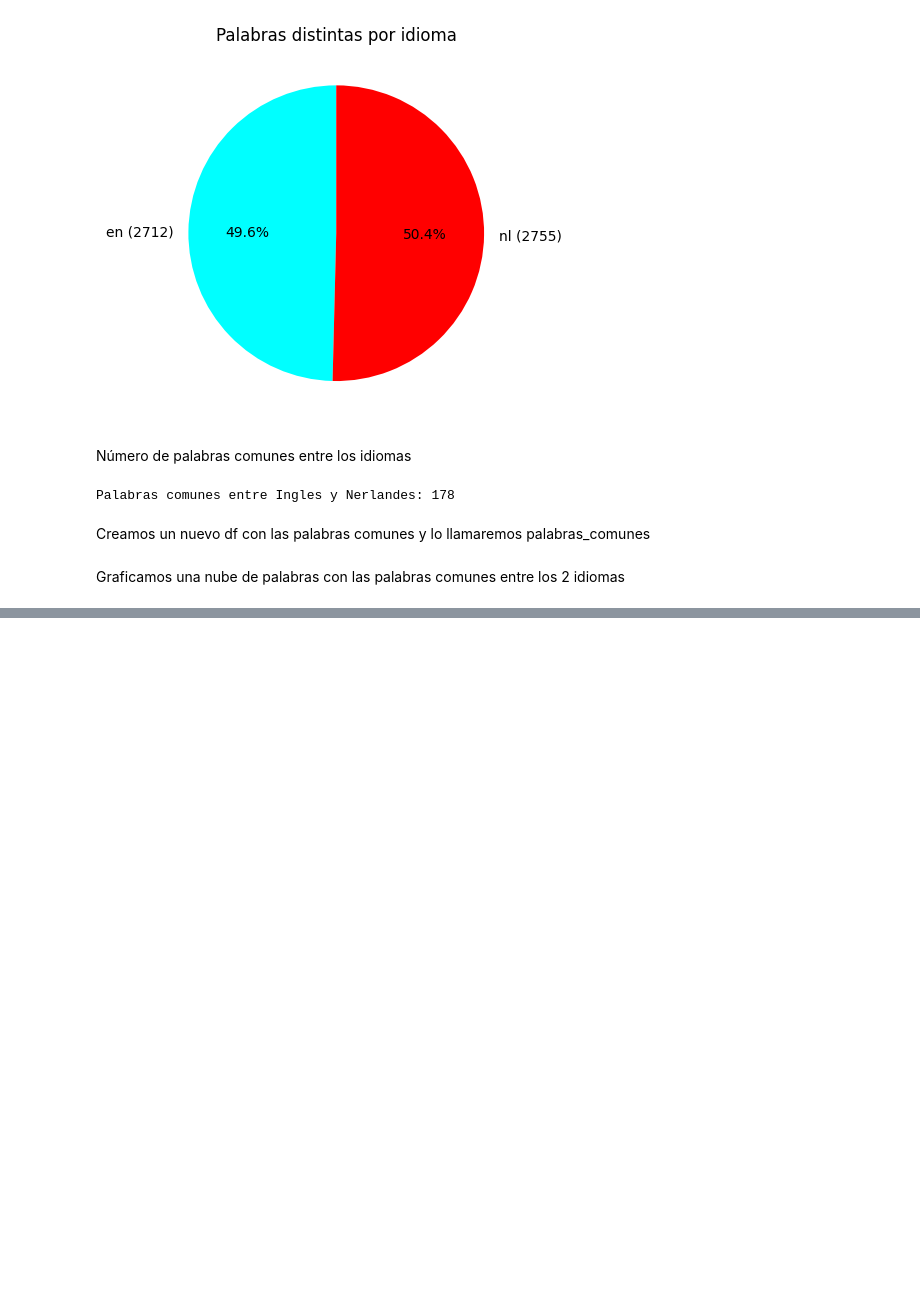
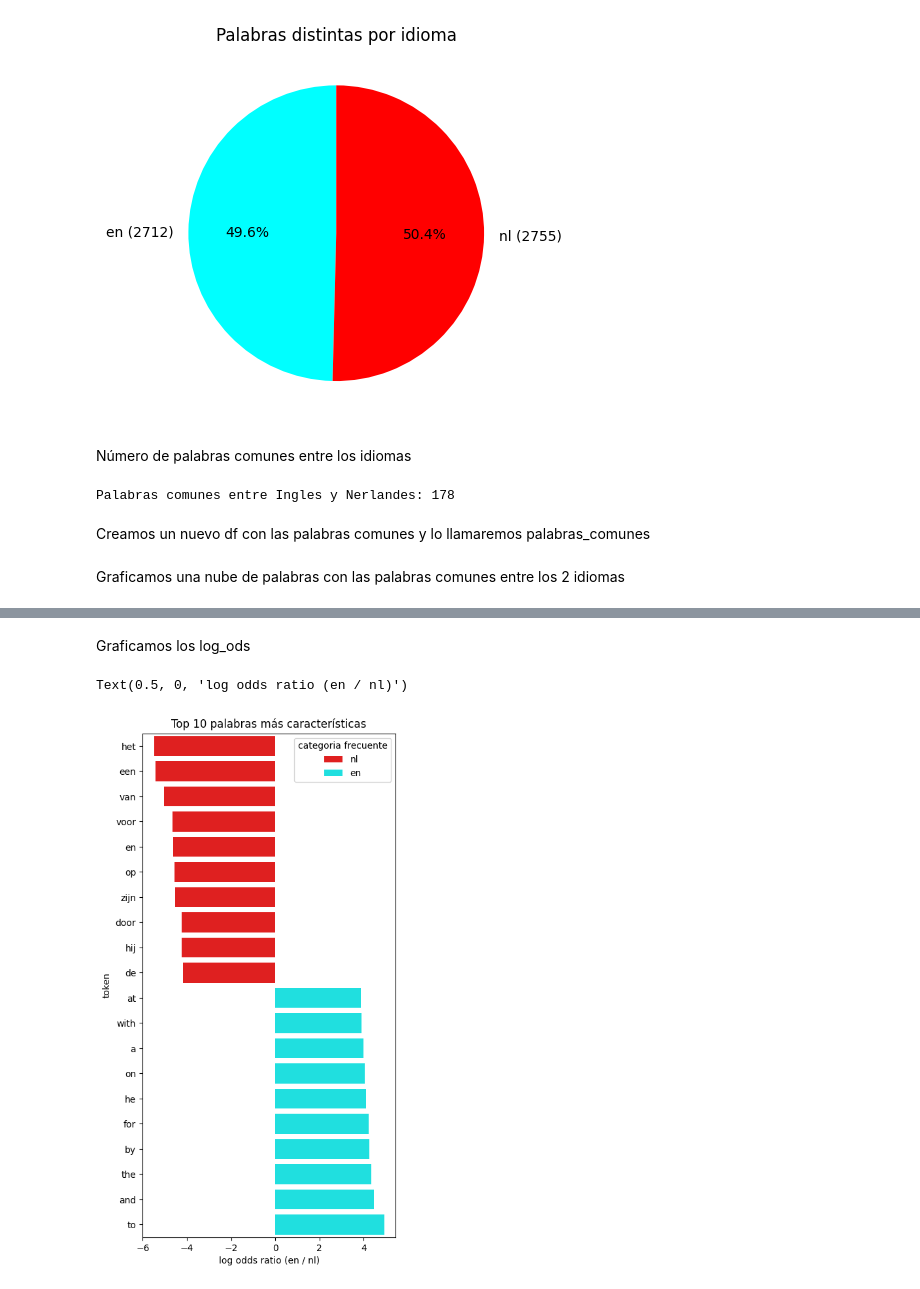
Before and after one commit to JoseQuinteroTC/IA-ML-, a Jupyter notebook: IA ML/Entregable_IA.ipynb, the cells around one changed output, grey strips where cells are left out. Cells and saved outputs as stored; diff of their text form; code cells hidden in the pictures; blank space fills up the shorter version.

```diff
--- a/IA ML/Entregable_IA.ipynb
+++ b/IA ML/Entregable_IA.ipynb
@@ -325,0 +395,26 @@ plt.show()
+# %% [markdown]
+Graficamos los log_ods
+# %%
+# Top 15 palabras más características de cada categoria
+
+
+top_30 = comentarios_logOdds[['log_odds', 'abs_log_odds', 'categoria frecuente']] \
+        .groupby('categoria frecuente') \
+        .apply(lambda x: x.nlargest(10, columns='abs_log_odds').reset_index()) \
+        .reset_index(drop=True) \
+        .sort_values('log_odds')
+
+f, ax = plt.subplots(figsize=(5, 10))
+sns.barplot(
+    x='log_odds',
+    y='token',
+    hue='categoria frecuente',
+    data=top_30,
+    ax=ax,
+    palette={'en': 'cyan', 'nl': 'red'}
+)
+ax.set_title('Top 10 palabras más características')
+ax.set_xlabel('log odds ratio (en / nl)')
+# %% [output]
+Text(0.5, 0, 'log odds ratio (en / nl)')
+[figure, added]
```
Also changed, not shown: parts of 10 cells of this notebook, 2 other files.
